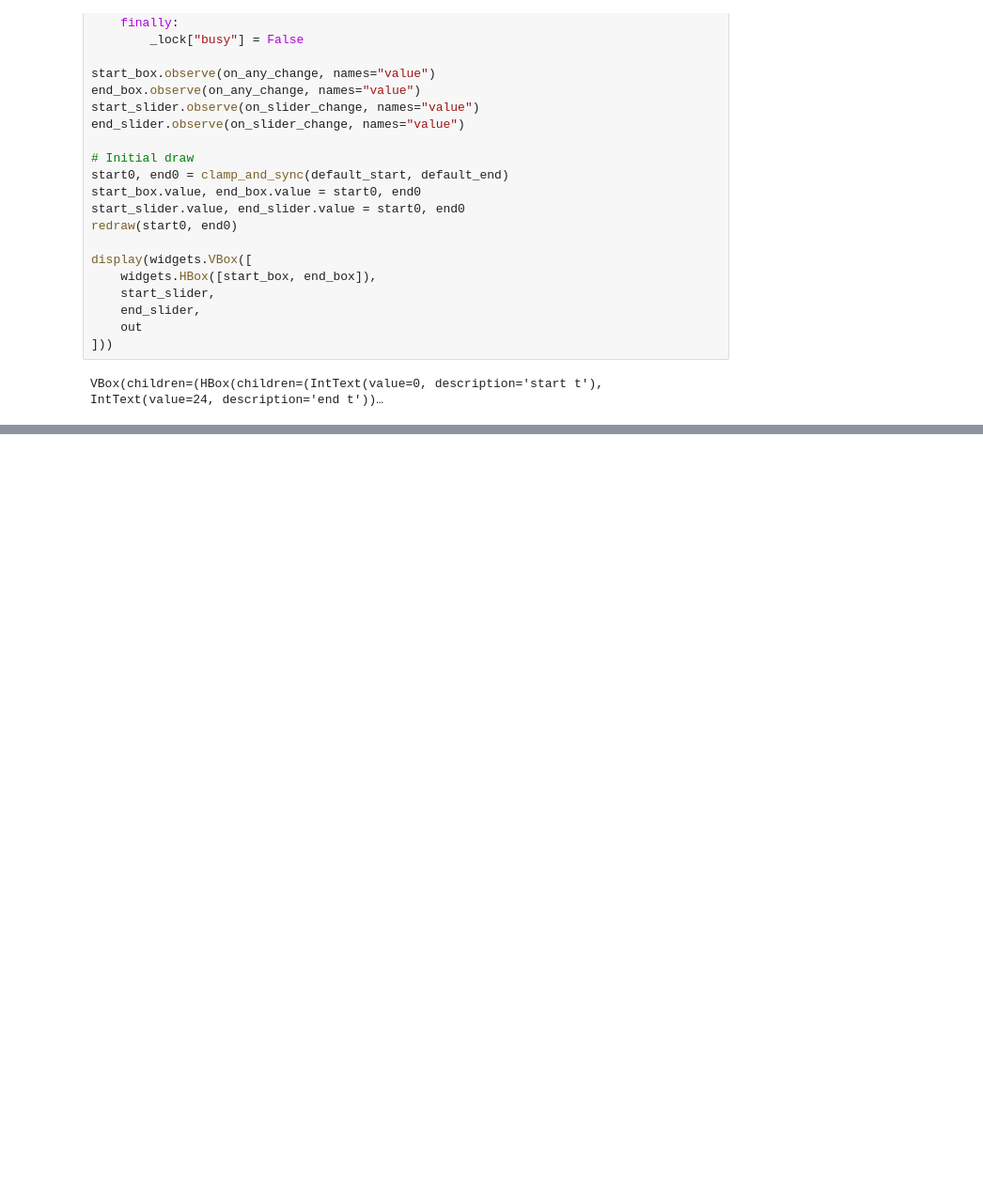
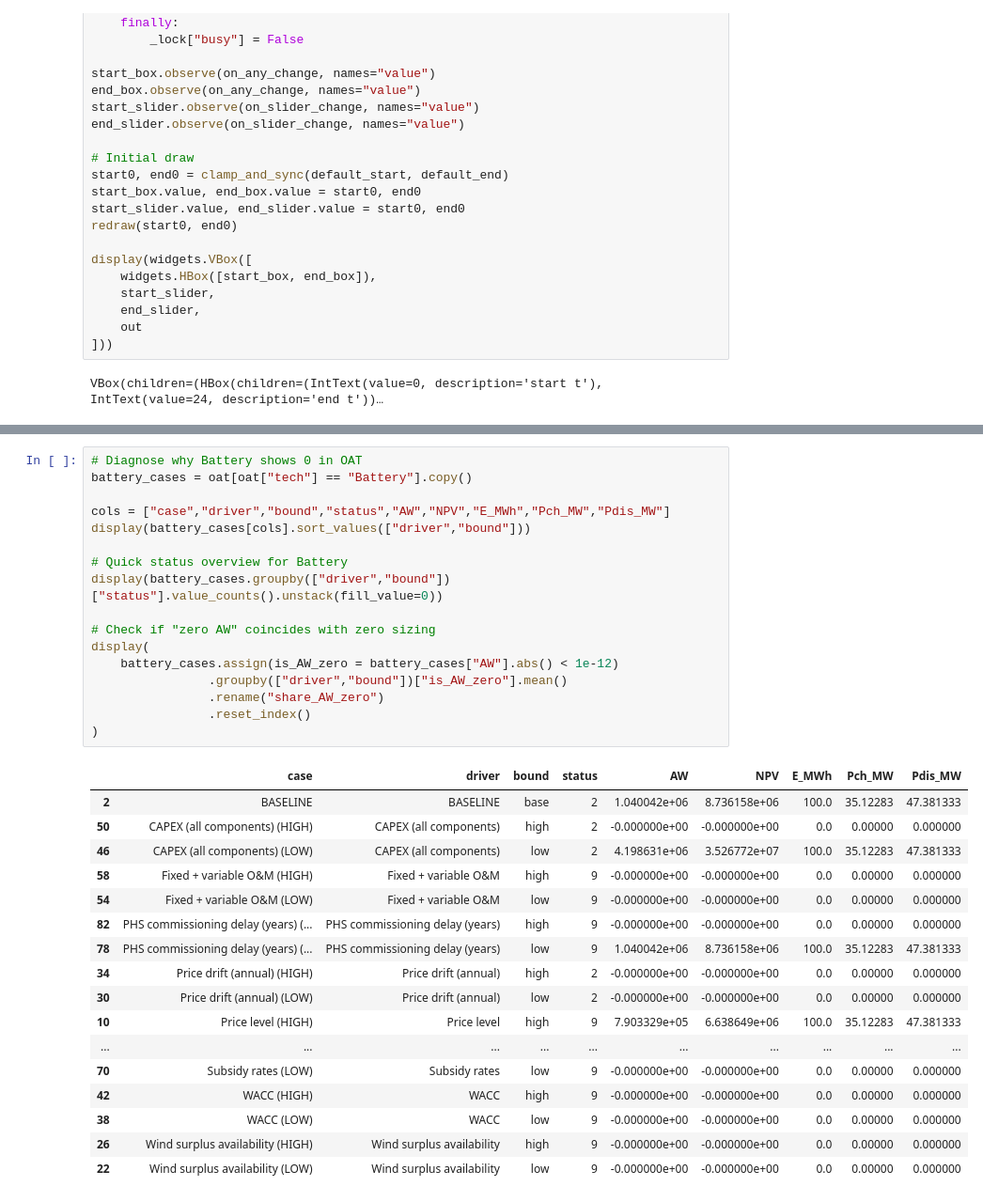
Before and after one commit to OtakuDisease/CM-E-Project, a Jupyter notebook: Best energy Alternative.ipynb, the cells around one changed output, grey strips where cells are left out. Shown at 94% size. Cells and saved outputs as stored; diff of their text form; blank space fills up the shorter version.

```diff
--- a/Best energy Alternative.ipynb
+++ b/Best energy Alternative.ipynb
@@ -2131,0 +2773,35 @@ VBox(children=(HBox(children=(IntText(value=0, description='start t'), IntText(v
+# %%
+# Diagnose why Battery shows 0 in OAT
+battery_cases = oat[oat["tech"] == "Battery"].copy()
+
+cols = ["case","driver","bound","status","AW","NPV","E_MWh","Pch_MW","Pdis_MW"]
+display(battery_cases[cols].sort_values(["driver","bound"]))
+
+# Quick status overview for Battery
+display(battery_cases.groupby(["driver","bound"])["status"].value_counts().unstack(fill_value=0))
+
+# Check if "zero AW" coincides with zero sizing
+display(
+    battery_cases.assign(is_AW_zero = battery_cases["AW"].abs() < 1e-12)
+                .groupby(["driver","bound"])["is_AW_zero"].mean()
+                .rename("share_AW_zero")
+                .reset_index()
+)
+# %% [output]
+|  | case | driver | bound | status | AW | NPV | E_MWh | Pch_MW | Pdis_MW |
+| 2 | BASELINE | BASELINE | base | 2 | 1.040042e+06 | 8.736158e+06 | 100.0 | 35.12283 | 47.381333 |
+| 50 | CAPEX (all components) (HIGH) | CAPEX (all components) | high | 2 | -0.000000e+00 | -0.000000e+00 | 0.0 | 0.00000 | 0.000000 |
+| 46 | CAPEX (all components) (LOW) | CAPEX (all components) | low | 2 | 4.198631e+06 | 3.526772e+07 | 100.0 | 35.12283 | 47.381333 |
+| 58 | Fixed + variable O&M (HIGH) | Fixed + variable O&M | high | 9 | -0.000000e+00 | -0.000000e+00 | 0.0 | 0.00000 | 0.000000 |
+| 54 | Fixed + variable O&M (LOW) | Fixed + variable O&M | low | 9 | -0.000000e+00 | -0.000000e+00 | 0.0 | 0.00000 | 0.000000 |
+| 82 | PHS commissioning delay (years) (... | PHS commissioning delay (years) | high | 9 | -0.000000e+00 | -0.000000e+00 | 0.0 | 0.00000 | 0.000000 |
+| 78 | PHS commissioning delay (years) (... | PHS commissioning delay (years) | low | 9 | 1.040042e+06 | 8.736158e+06 | 100.0 | 35.12283 | 47.381333 |
+| 34 | Price drift (annual) (HIGH) | Price drift (annual) | high | 2 | -0.000000e+00 | -0.000000e+00 | 0.0 | 0.00000 | 0.000000 |
+| 30 | Price drift (annual) (LOW) | Price drift (annual) | low | 2 | -0.000000e+00 | -0.000000e+00 | 0.0 | 0.00000 | 0.000000 |
+| 10 | Price level (HIGH) | Price level | high | 9 | 7.903329e+05 | 6.638649e+06 | 100.0 | 35.12283 | 47.381333 |
+| ... | ... | ... | ... | ... | ... | ... | ... | ... | ... |
+| 70 | Subsidy rates (LOW) | Subsidy rates | low | 9 | -0.000000e+00 | -0.000000e+00 | 0.0 | 0.00000 | 0.000000 |
+| 42 | WACC (HIGH) | WACC | high | 9 | -0.000000e+00 | -0.000000e+00 | 0.0 | 0.00000 | 0.000000 |
+| 38 | WACC (LOW) | WACC | low | 9 | -0.000000e+00 | -0.000000e+00 | 0.0 | 0.00000 | 0.000000 |
+| 26 | Wind surplus availability (HIGH) | Wind surplus availability | high | 9 | -0.000000e+00 | -0.000000e+00 | 0.0 | 0.00000 | 0.000000 |
+| 22 | Wind surplus availability (LOW) | Wind surplus availability | low | 9 | -0.000000e+00 | -0.000000e+00 | 0.0 | 0.00000 | 0.000000 |
```
Also changed, not shown: parts of 9 cells of this notebook, 4 other files.
